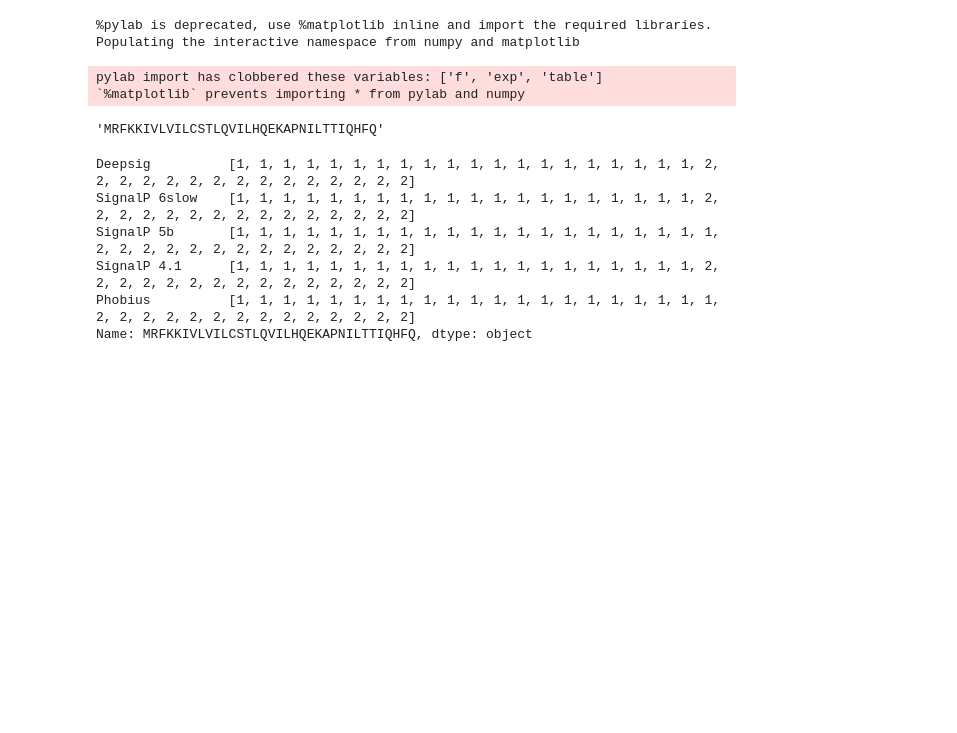
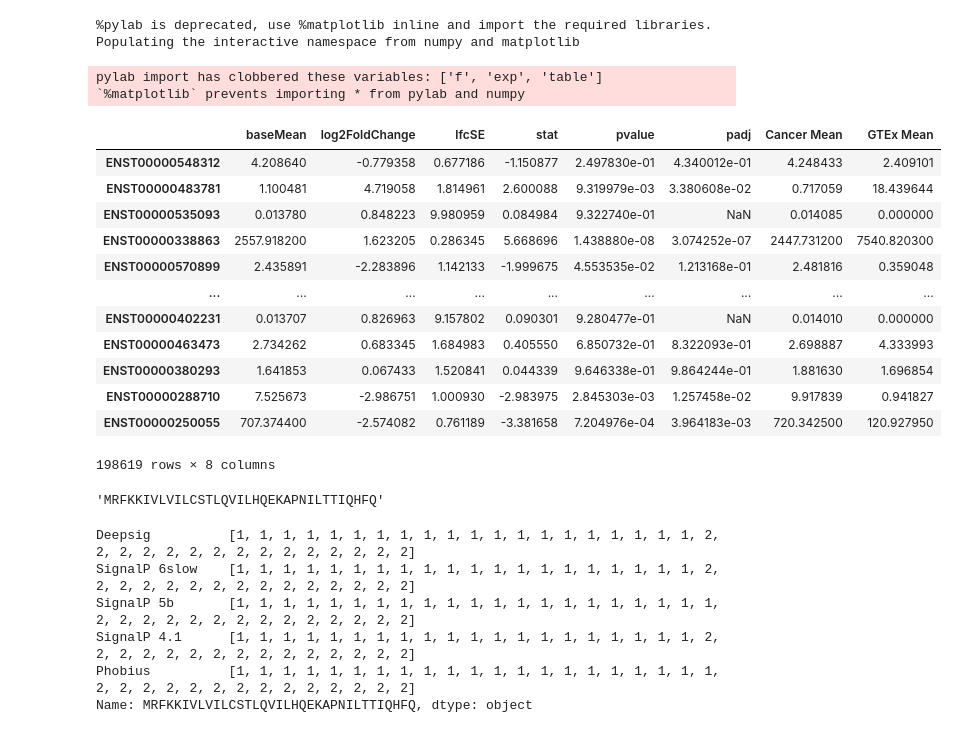
Before and after one commit to veliatx/dashboard, a Jupyter notebook: dashboard/etl/dev.ipynb, the cells around one changed output. Drawn from its saved outputs; the diff is of its cells as text; code cells hidden in the pictures; blank space fills up the shorter version.

```diff
--- a/dashboard/etl/dev.ipynb
+++ b/dashboard/etl/dev.ipynb
@@ -8,6 +8,22 @@ pylab import has clobbered these variables: ['f', 'exp', 'table']
 # %%
 from plotly.offline import init_notebook_mode
 init_notebook_mode(connected = True)
+# %%
+de_genes_dict['BLCA']
+# %% [output]
+|  | baseMean | log2FoldChange | lfcSE | stat | pvalue | padj | Cancer Mean | GTEx Mean |
+| ENST00000548312 | 4.208640 | -0.779358 | 0.677186 | -1.150877 | 2.497830e-01 | 4.340012e-01 | 4.248433 | 2.409101 |
+| ENST00000483781 | 1.100481 | 4.719058 | 1.814961 | 2.600088 | 9.319979e-03 | 3.380608e-02 | 0.717059 | 18.439644 |
+| ENST00000535093 | 0.013780 | 0.848223 | 9.980959 | 0.084984 | 9.322740e-01 | NaN | 0.014085 | 0.000000 |
+| ENST00000338863 | 2557.918200 | 1.623205 | 0.286345 | 5.668696 | 1.438880e-08 | 3.074252e-07 | 2447.731200 | 7540.820300 |
+| ENST00000570899 | 2.435891 | -2.283896 | 1.142133 | -1.999675 | 4.553535e-02 | 1.213168e-01 | 2.481816 | 0.359048 |
+| ... | ... | ... | ... | ... | ... | ... | ... | ... |
+| ENST00000402231 | 0.013707 | 0.826963 | 9.157802 | 0.090301 | 9.280477e-01 | NaN | 0.014010 | 0.000000 |
+| ENST00000463473 | 2.734262 | 0.683345 | 1.684983 | 0.405550 | 6.850732e-01 | 8.322093e-01 | 2.698887 | 4.333993 |
+| ENST00000380293 | 1.641853 | 0.067433 | 1.520841 | 0.044339 | 9.646338e-01 | 9.864244e-01 | 1.881630 | 1.696854 |
+| ENST00000288710 | 7.525673 | -2.986751 | 1.000930 | -2.983975 | 2.845303e-03 | 1.257458e-02 | 9.917839 | 0.941827 |
+| ENST00000250055 | 707.374400 | -2.574082 | 0.761189 | -3.381658 | 7.204976e-04 | 3.964183e-03 | 720.342500 | 120.927950 |
+198619 rows × 8 columns
 # %%
 from sorf_query import *
 from transcript_features import *
```
Also changed, not shown: 2 other files.
